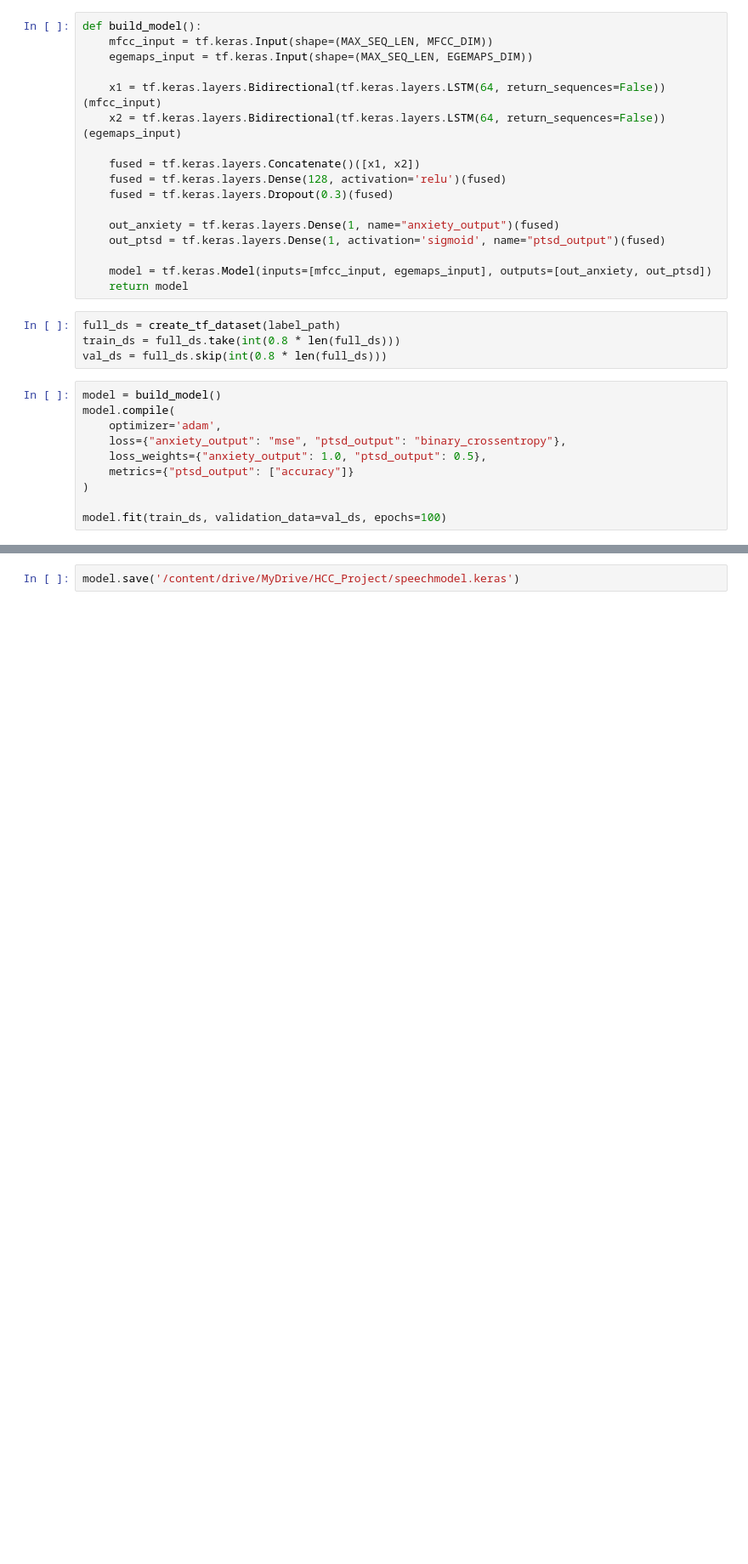
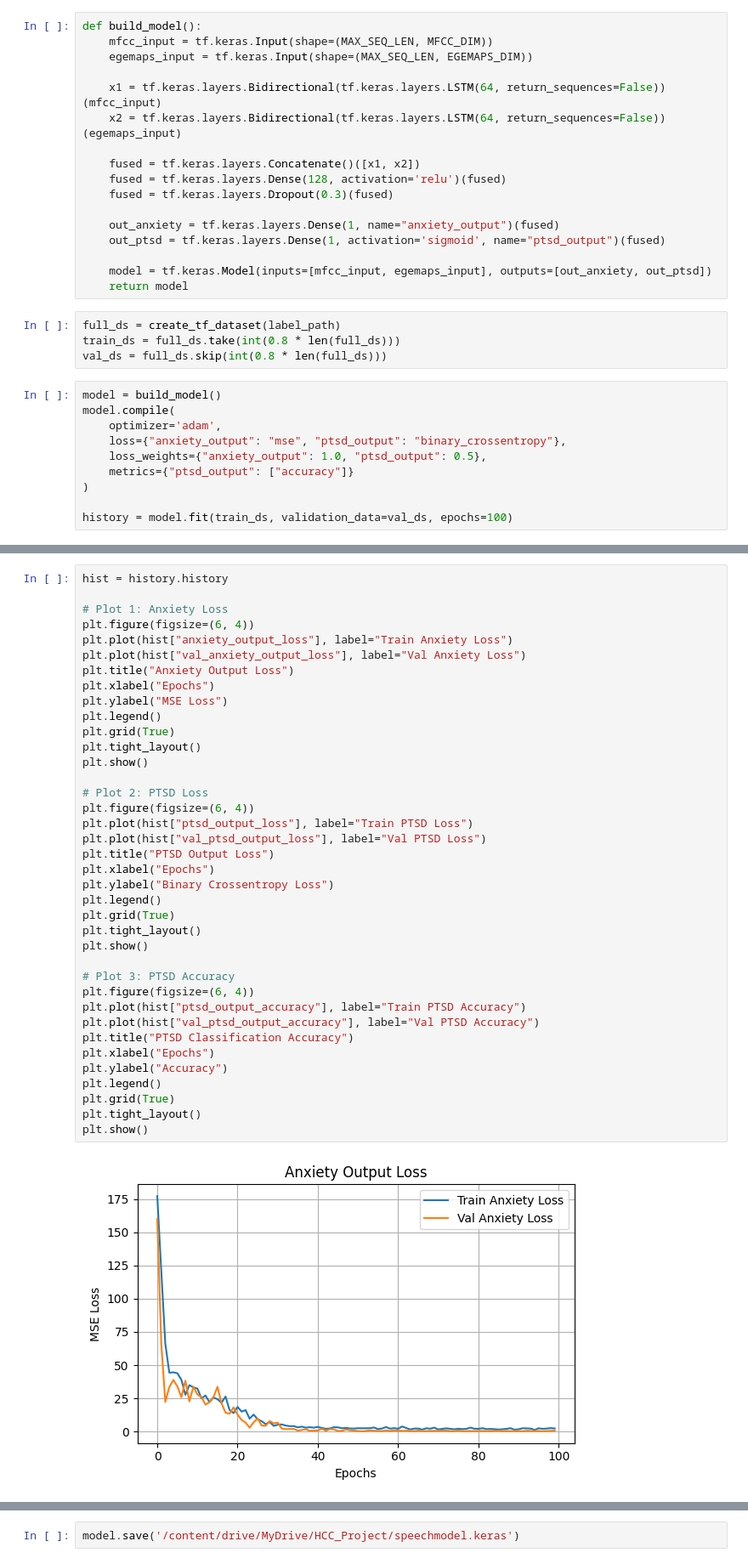
Before and after one commit to kaustavd7/CGS616_Assn3, a Jupyter notebook: Modelling_speech.ipynb, the cells around one changed output, grey strips where cells are left out. Shown at 85% size. Cells and saved outputs as stored; diff of their text form; blank space fills up the shorter version.

Commit message:
Anxiety modelling using speech only

```diff
--- a/Modelling_speech.ipynb
+++ b/Modelling_speech.ipynb
@@ -89,6 +90,6 @@ model.compile(
     metrics={"ptsd_output": ["accuracy"]}
 )
 
-model.fit(train_ds, validation_data=val_ds, epochs=100)
+history = model.fit(train_ds, validation_data=val_ds, epochs=100)
 # %% [output]
 Epoch 1/100
@@ -111,0 +112,40 @@ Epoch 100/100
+# %%
+hist = history.history
+
+# Plot 1: Anxiety Loss
+plt.figure(figsize=(6, 4))
+plt.plot(hist["anxiety_output_loss"], label="Train Anxiety Loss")
+plt.plot(hist["val_anxiety_output_loss"], label="Val Anxiety Loss")
+plt.title("Anxiety Output Loss")
+plt.xlabel("Epochs")
+plt.ylabel("MSE Loss")
+plt.legend()
+plt.grid(True)
+plt.tight_layout()
+plt.show()
+
+# Plot 2: PTSD Loss
+plt.figure(figsize=(6, 4))
+plt.plot(hist["ptsd_output_loss"], label="Train PTSD Loss")
+plt.plot(hist["val_ptsd_output_loss"], label="Val PTSD Loss")
+plt.title("PTSD Output Loss")
+plt.xlabel("Epochs")
+plt.ylabel("Binary Crossentropy Loss")
+plt.legend()
+plt.grid(True)
+plt.tight_layout()
+plt.show()
+
+# Plot 3: PTSD Accuracy
+plt.figure(figsize=(6, 4))
+plt.plot(hist["ptsd_output_accuracy"], label="Train PTSD Accuracy")
+plt.plot(hist["val_ptsd_output_accuracy"], label="Val PTSD Accuracy")
+plt.title("PTSD Classification Accuracy")
+plt.xlabel("Epochs")
+plt.ylabel("Accuracy")
+plt.legend()
+plt.grid(True)
+plt.tight_layout()
+plt.show()
+# %% [output]
+[figure, added]
```
Also changed, not shown: parts of 3 cells of this notebook.
